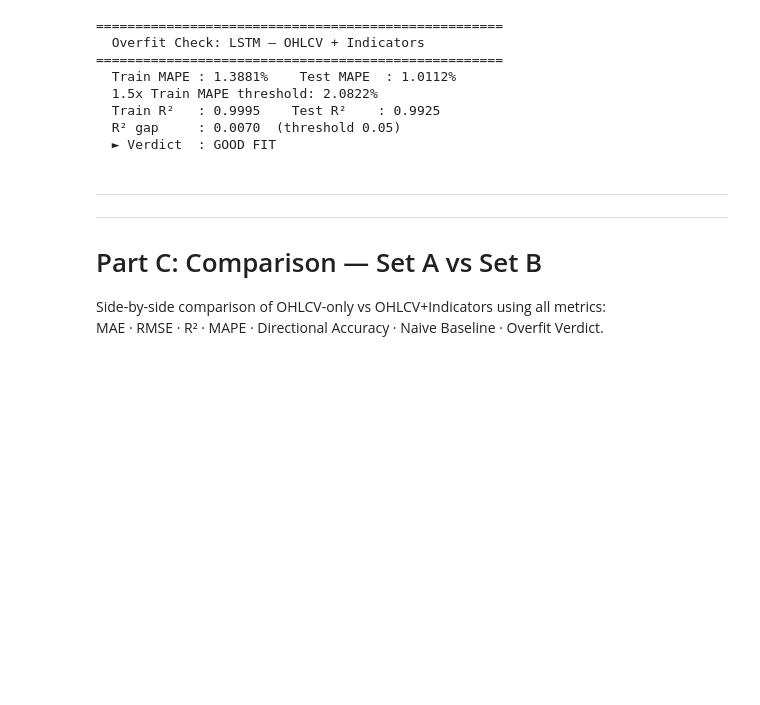
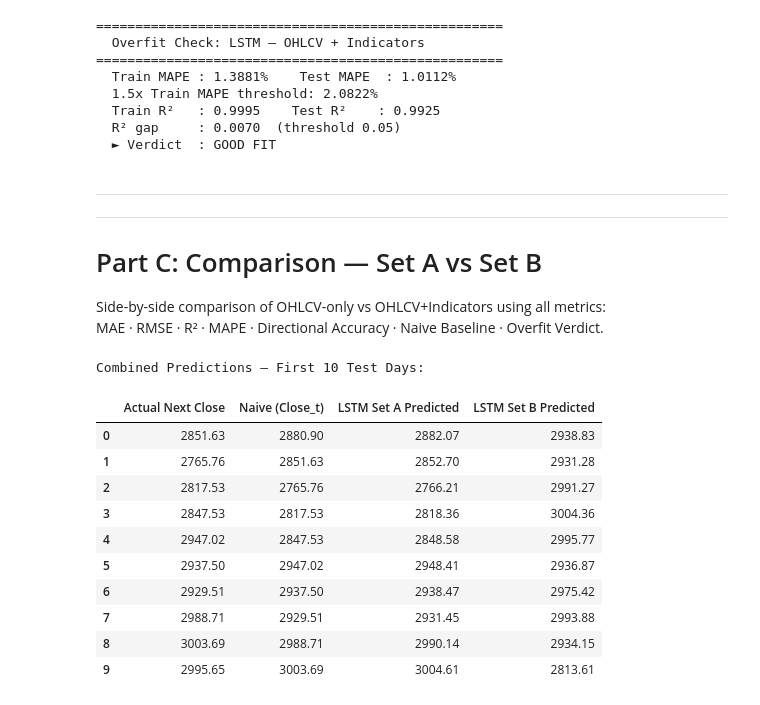
Before and after one commit to rishika790/AI-PORTFOLIO, a Jupyter notebook: DL_GRU_OHLCV_vs_Indicators.ipynb, the cells around one changed output. Drawn from its saved outputs; the diff is of its cells as text; code cells hidden in the pictures; blank space fills up the shorter version.

Commit message:
code: cell 70 — min_len = min(len(y_actual_A), len(y_actual_B))

```diff
--- a/DL_GRU_OHLCV_vs_Indicators.ipynb
+++ b/DL_GRU_OHLCV_vs_Indicators.ipynb
@@ -974,3 +974,26 @@ print(f'  ► Verdict  : {verdict_B}')
 # Part C: Comparison — Set A vs Set B
 Side-by-side comparison of OHLCV-only vs OHLCV+Indicators using all metrics:
 MAE · RMSE · R² · MAPE · Directional Accuracy · Naive Baseline · Overfit Verdict.
+# %%
+min_len = min(len(y_actual_A), len(y_actual_B))
+comparison_combined = pd.DataFrame({
+    'Actual Next Close'     : y_actual_A[:min_len].round(2),
+    'Naive (Close_t)'       : naive_pred_A[:min_len].round(2),
+    'LSTM Set A Predicted'  : y_pred_A[:min_len].round(2),
+    'LSTM Set B Predicted'  : y_pred_B[:min_len].round(2),
+})
+print('Combined Predictions — First 10 Test Days:')
+display(comparison_combined.head(10))
+# %% [output]
+Combined Predictions — First 10 Test Days:
+|  | Actual Next Close | Naive (Close_t) | LSTM Set A Predicted | LSTM Set B Predicted |
+| 0 | 2851.63 | 2880.90 | 2882.07 | 2938.83 |
+| 1 | 2765.76 | 2851.63 | 2852.70 | 2931.28 |
+| 2 | 2817.53 | 2765.76 | 2766.21 | 2991.27 |
+| 3 | 2847.53 | 2817.53 | 2818.36 | 3004.36 |
+| 4 | 2947.02 | 2847.53 | 2848.58 | 2995.77 |
+| 5 | 2937.50 | 2947.02 | 2948.41 | 2936.87 |
+| 6 | 2929.51 | 2937.50 | 2938.47 | 2975.42 |
+| 7 | 2988.71 | 2929.51 | 2931.45 | 2993.88 |
+| 8 | 3003.69 | 2988.71 | 2990.14 | 2934.15 |
+| 9 | 2995.65 | 3003.69 | 3004.61 | 2813.61 |
```
